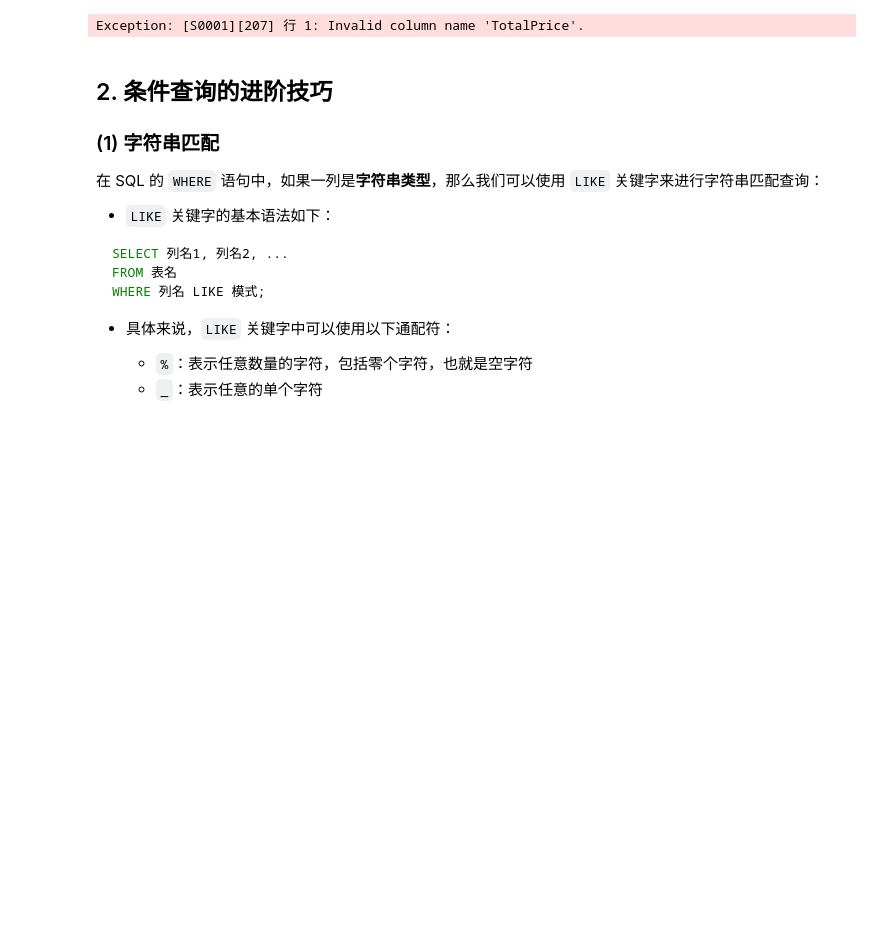
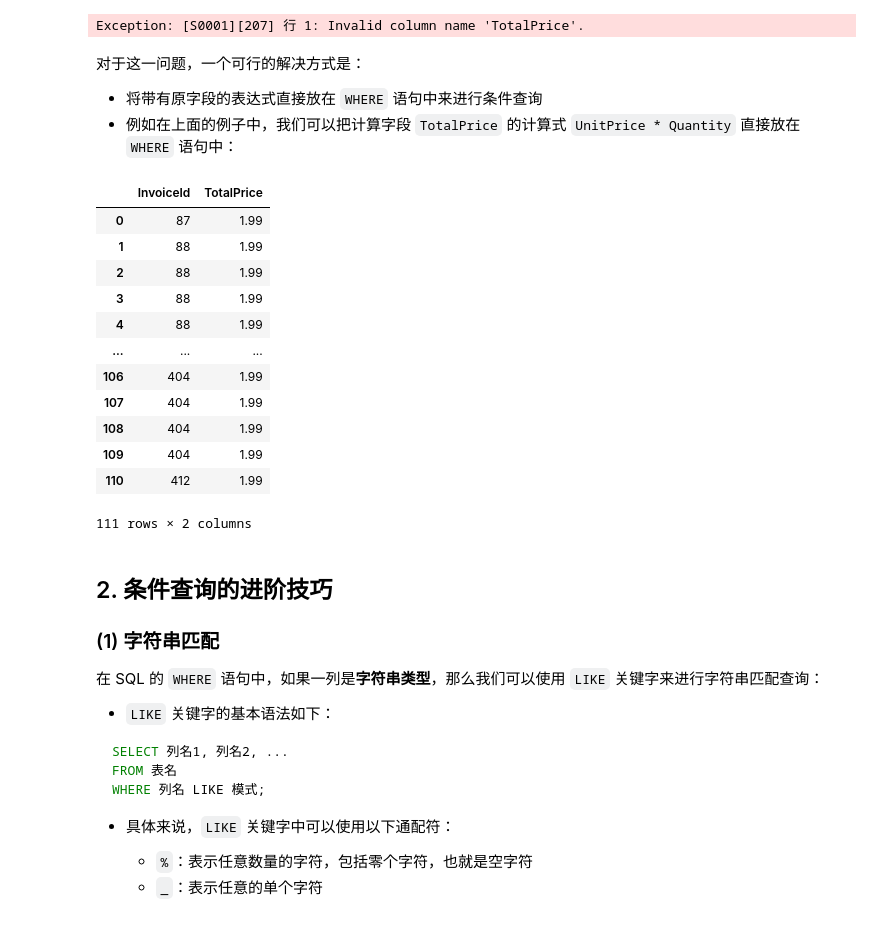
Before and after one commit to zhangfan9607243/NavigationBA_Codes, a Jupyter notebook: codes/Module4/Topic02/Topic02_02/Topic02_02.ipynb, the cells around one changed output. Cells and saved outputs as stored; diff of their text form; code cells hidden in the pictures; blank space fills up the shorter version.

```diff
--- a/codes/Module4/Topic02/Topic02_02/Topic02_02.ipynb
+++ b/codes/Module4/Topic02/Topic02_02/Topic02_02.ipynb
@@ -200,6 +200,32 @@ FROM InvoiceLine
 WHERE TotalPrice > 1.00
 # %% [output]
 Exception: [S0001][207] 行 1: Invalid column name 'TotalPrice'.
+# %% [markdown]
+对于这一问题，一个可行的解决方式是：
+
+- 将带有原字段的表达式直接放在 `WHERE` 语句中来进行条件查询
+- 例如在上面的例子中，我们可以把计算字段 `TotalPrice` 的计算式 `UnitPrice * Quantity` 直接放在 `WHERE` 语句中：
+# %%
+%%sql
+SELECT
+    InvoiceId,
+    UnitPrice * Quantity AS TotalPrice
+FROM InvoiceLine
+WHERE UnitPrice * Quantity > 1.00
+# %% [output]
+|  | InvoiceId | TotalPrice |
+| 0 | 87 | 1.99 |
+| 1 | 88 | 1.99 |
+| 2 | 88 | 1.99 |
+| 3 | 88 | 1.99 |
+| 4 | 88 | 1.99 |
+| ... | ... | ... |
+| 106 | 404 | 1.99 |
+| 107 | 404 | 1.99 |
+| 108 | 404 | 1.99 |
+| 109 | 404 | 1.99 |
+| 110 | 412 | 1.99 |
+111 rows × 2 columns
 # %% [markdown]
 ## 2. 条件查询的进阶技巧
 
```
Also changed, not shown: 24 other files.
